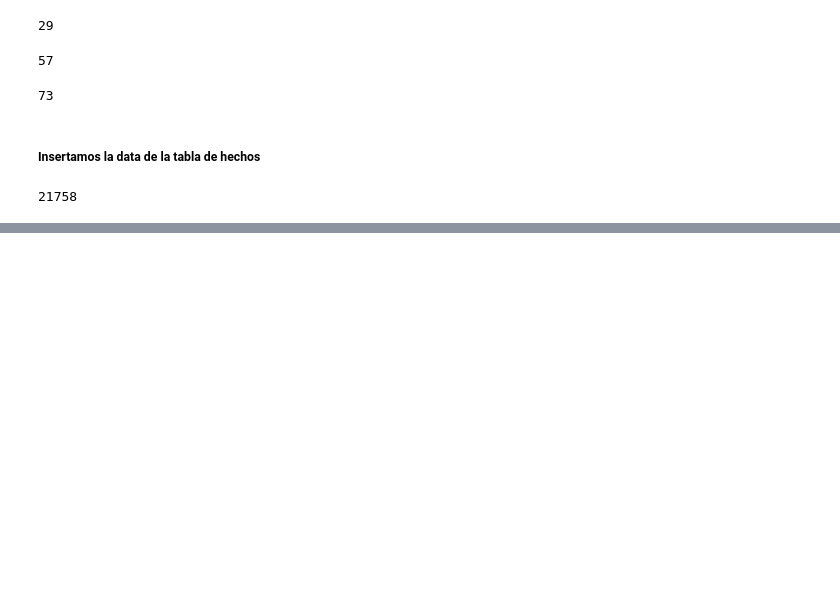
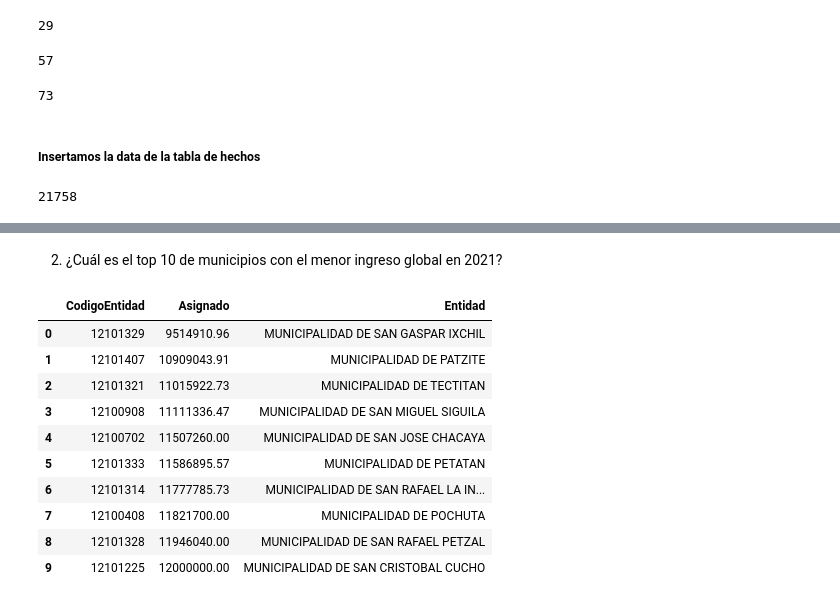
Before and after one commit to jerson8a/Proyecto2_CienciaDeDatosEnPython, a Jupyter notebook: Solution_Project2_JersonOchoa.ipynb, the cells around one changed output, grey strips where cells are left out. Cells and saved outputs as stored; diff of their text form; code cells hidden in the pictures; blank space fills up the shorter version.

```diff
--- a/Solution_Project2_JersonOchoa.ipynb
+++ b/Solution_Project2_JersonOchoa.ipynb
@@ -871,0 +895,21 @@ factTable.to_sql('FACT_TRANSACCION', mysql_driver, index=False, if_exists='appen
+# %% [markdown]
+2. ¿Cuál es el top 10 de municipios con el menor ingreso global en 2021?
+# %%
+dfResponse = factTable[factTable['Anio'] == 2021]
+dfResponse = dfResponse.groupby(['CodigoEntidad'])['Asignado'].sum()
+dfResponse = dfResponse.reset_index()
+dfResponse = dfResponse.sort_values(['Asignado'], ascending=True)
+dfResponse = dfResponse.merge(dimEntidad, how='inner', on='CodigoEntidad')
+dfResponse.head(10)
+# %% [output]
+|  | CodigoEntidad | Asignado | Entidad |
+| 0 | 12101329 | 9514910.96 | MUNICIPALIDAD DE SAN GASPAR IXCHIL |
+| 1 | 12101407 | 10909043.91 | MUNICIPALIDAD DE PATZITE |
+| 2 | 12101321 | 11015922.73 | MUNICIPALIDAD DE TECTITAN |
+| 3 | 12100908 | 11111336.47 | MUNICIPALIDAD DE SAN MIGUEL SIGUILA |
+| 4 | 12100702 | 11507260.00 | MUNICIPALIDAD DE SAN JOSE CHACAYA |
+| 5 | 12101333 | 11586895.57 | MUNICIPALIDAD DE PETATAN |
+| 6 | 12101314 | 11777785.73 | MUNICIPALIDAD DE SAN RAFAEL LA IN... |
+| 7 | 12100408 | 11821700.00 | MUNICIPALIDAD DE POCHUTA |
+| 8 | 12101328 | 11946040.00 | MUNICIPALIDAD DE SAN RAFAEL PETZAL |
+| 9 | 12101225 | 12000000.00 | MUNICIPALIDAD DE SAN CRISTOBAL CUCHO |
```
Also changed, not shown: parts of 9 cells of this notebook.
